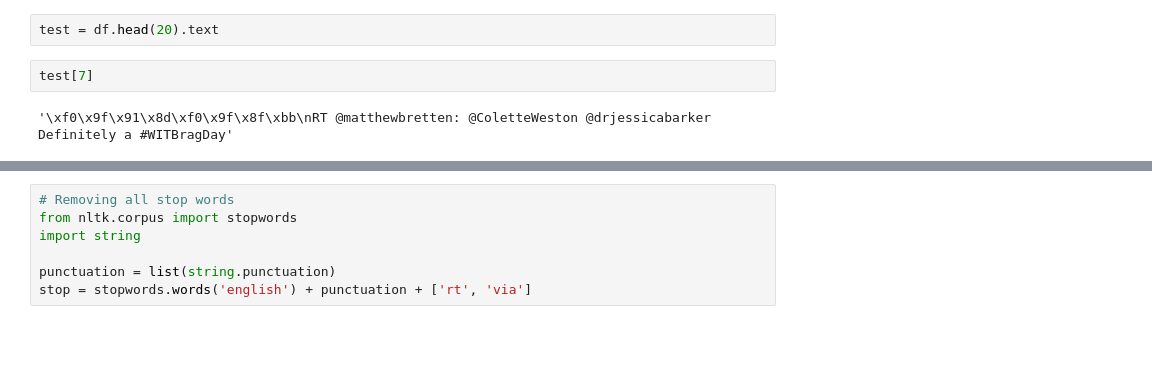
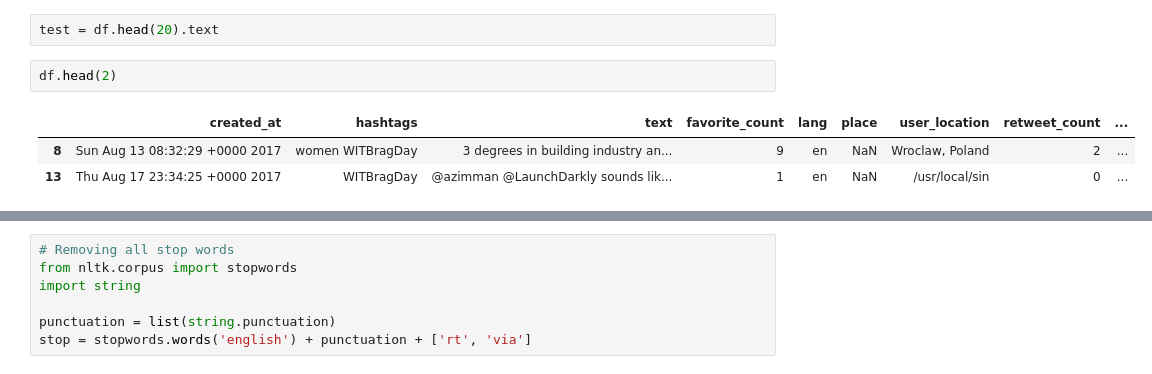
Before and after one commit to rupeshbasnet/twitter-data-vis, a Jupyter notebook: Twitter_Data_Extraction/Tweets_Preprocessing_Test.ipynb, the cells around one changed output, grey strips where cells are left out. Saved outputs shown, nothing was run; the diff lists cells and outputs as text; blank space fills up the shorter version.

```diff
--- a/Twitter_Data_Extraction/Tweets_Preprocessing_Test.ipynb
+++ b/Twitter_Data_Extraction/Tweets_Preprocessing_Test.ipynb
@@ -197,10 +209,12 @@ print (preprocess(test_tweet))
 [u'RT', u'@alicegoldfuss', u':', u'So', u'happy', u'to', u'hear', u'women', u'getting', u'recruiter', u'pings', u'after', u'#WITBragDay', u':D']
 # %%
 test = df.head(20).text
-# %%
-test[7]
-# %% [output]
-'\xf0\x9f\x91\x8d\xf0\x9f\x8f\xbb\nRT @matthewbretten: @ColetteWeston @drjessicabarker Definitely a #WITBragDay'
+# %%
+df.head(2)
+# %% [output]
+|  | created_at | hashtags | text | favorite_count | lang | place | user_location | retweet_count | ... |
+| 8 | Sun Aug 13 08:32:29 +0000 2017 | women WITBragDay | 3 degrees in building industry an... | 9 | en | NaN | Wroclaw, Poland | 2 | ... |
+| 13 | Thu Aug 17 23:34:25 +0000 2017 | WITBragDay | @azimman @LaunchDarkly sounds lik... | 1 | en | NaN | /usr/local/sin | 0 | ... |
 # %%
 preprocess(test[7])
 # %% [output]
```
Also changed, not shown: parts of 23 cells of this notebook, 2 other files.
